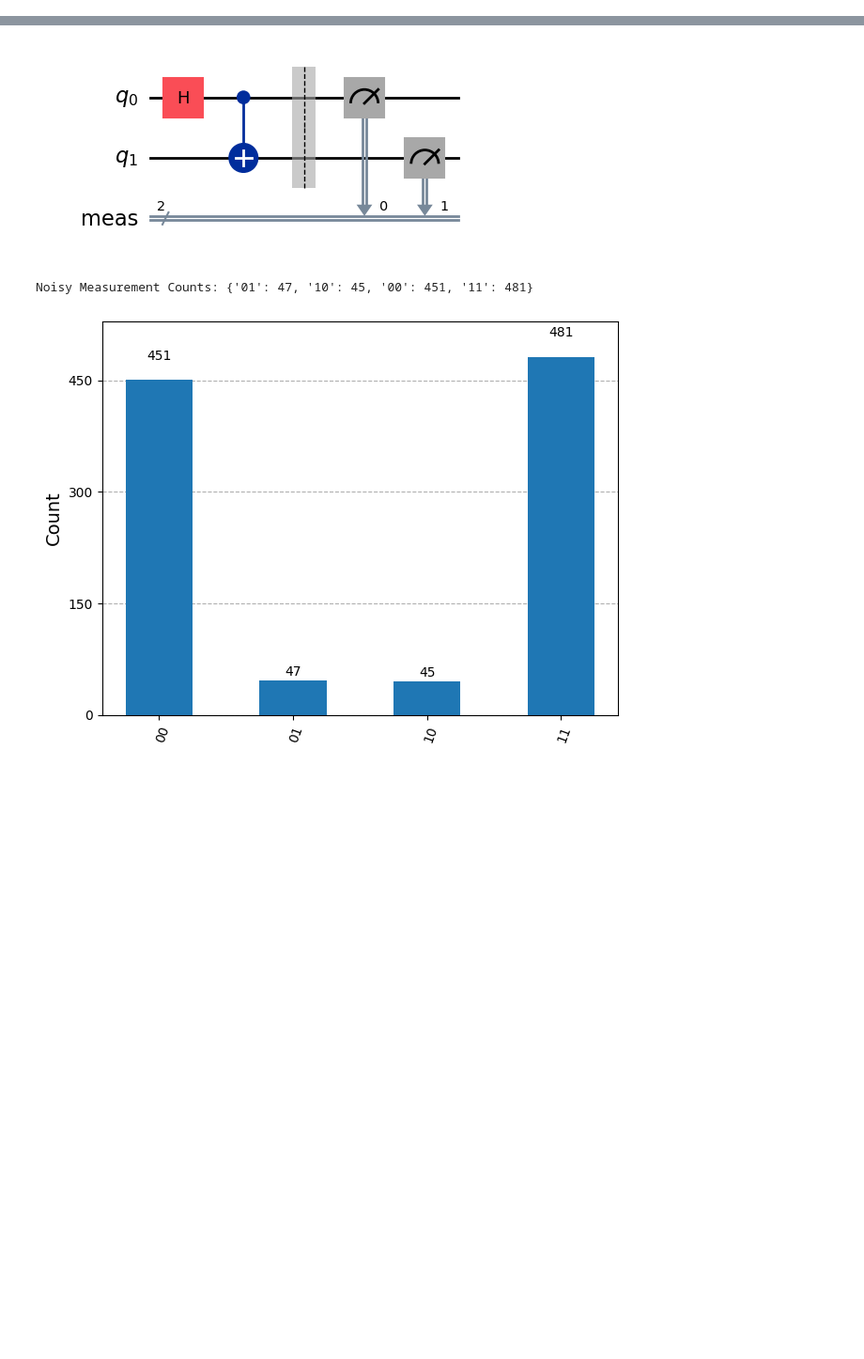
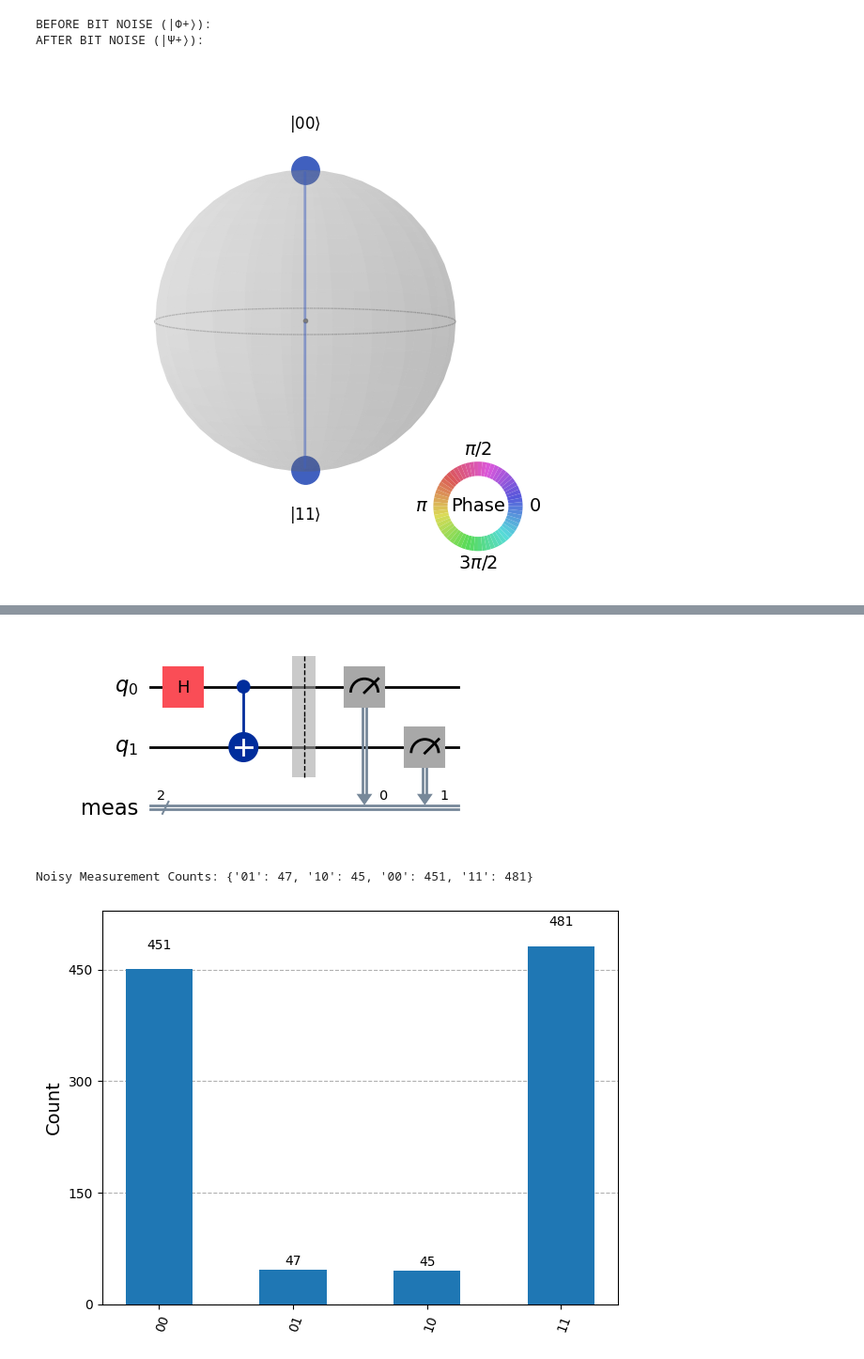
Before and after one commit to changbai-phu/quantum-lab, a Jupyter notebook: Quantum_Communication_under_Noise/notebooks/bell-bit-flip-noise-model.ipynb, the cells around one changed output, grey strips where cells are left out. Shown at 94% size. Cells and saved outputs as stored; diff of their text form; code cells hidden in the pictures; blank space fills up the shorter version.

```diff
--- a/Quantum_Communication_under_Noise/notebooks/bell-bit-flip-noise-model.ipynb
+++ b/Quantum_Communication_under_Noise/notebooks/bell-bit-flip-noise-model.ipynb
@@ -0,0 +66,27 @@
+# %%
+from qiskit import QuantumCircuit
+from qiskit.quantum_info import Statevector
+
+# 1. BEFORE (Ideal Bell State: |Φ+⟩)
+qc_before = QuantumCircuit(2)
+qc_before.h(0)
+qc_before.cx(0, 1)
+state_before = Statevector.from_instruction(qc_before)
+
+# 2. AFTER (Noisy Bell State with Bit-Flip: |Ψ+⟩)
+qc_after = QuantumCircuit(2)
+qc_after.h(0)
+qc_after.x(0) # Injected accidental bit-flip (X gate) error on qubit 0
+qc_after.cx(0, 1)
+state_after = Statevector.from_instruction(qc_after)
+
+# Before Bit Noise (Ideal)
+print("BEFORE BIT NOISE (|Φ+⟩):")
+state_before.draw('qsphere')
+# After Bit Noise (Corrupted)
+print("AFTER BIT NOISE (|Ψ+⟩):")
+state_after.draw('qsphere')
+# %% [output]
+BEFORE BIT NOISE (|Φ+⟩):
+AFTER BIT NOISE (|Ψ+⟩):
+[figure, added]
```
Also changed, not shown: parts of 4 cells of this notebook.
